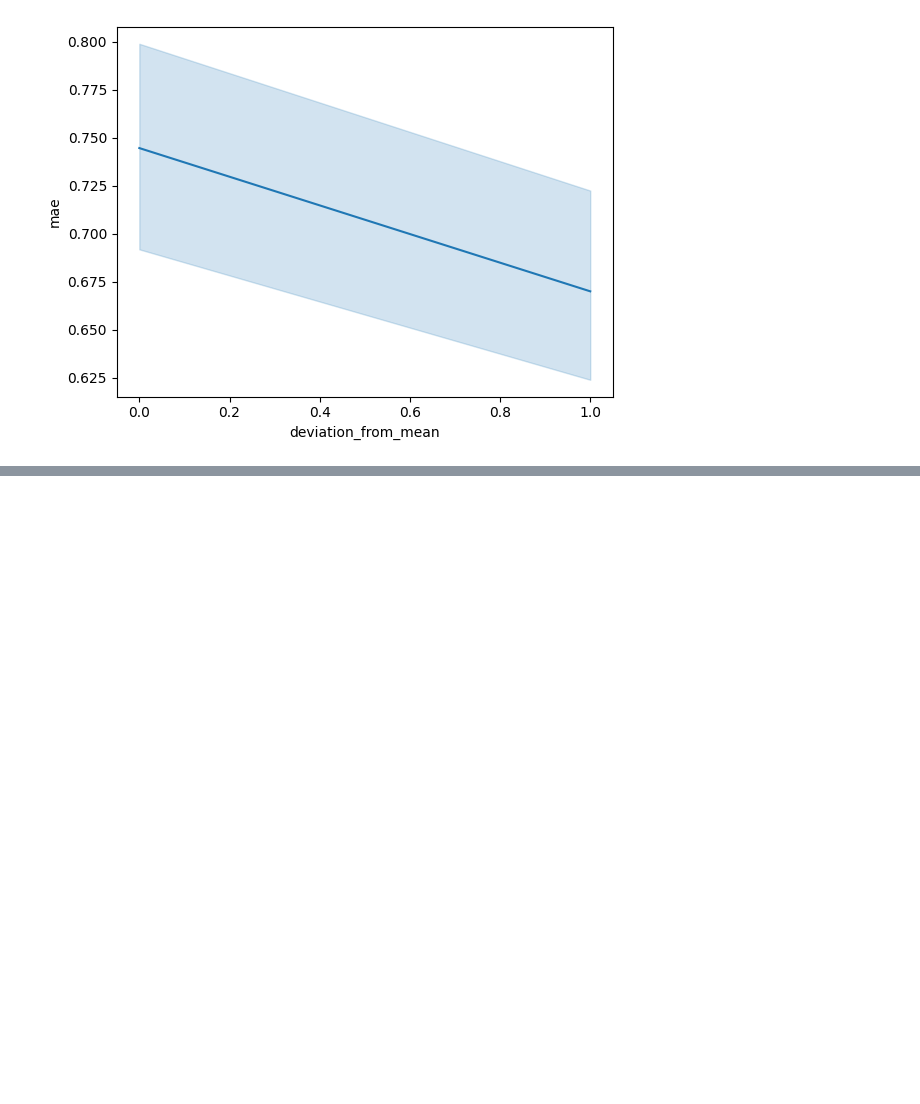
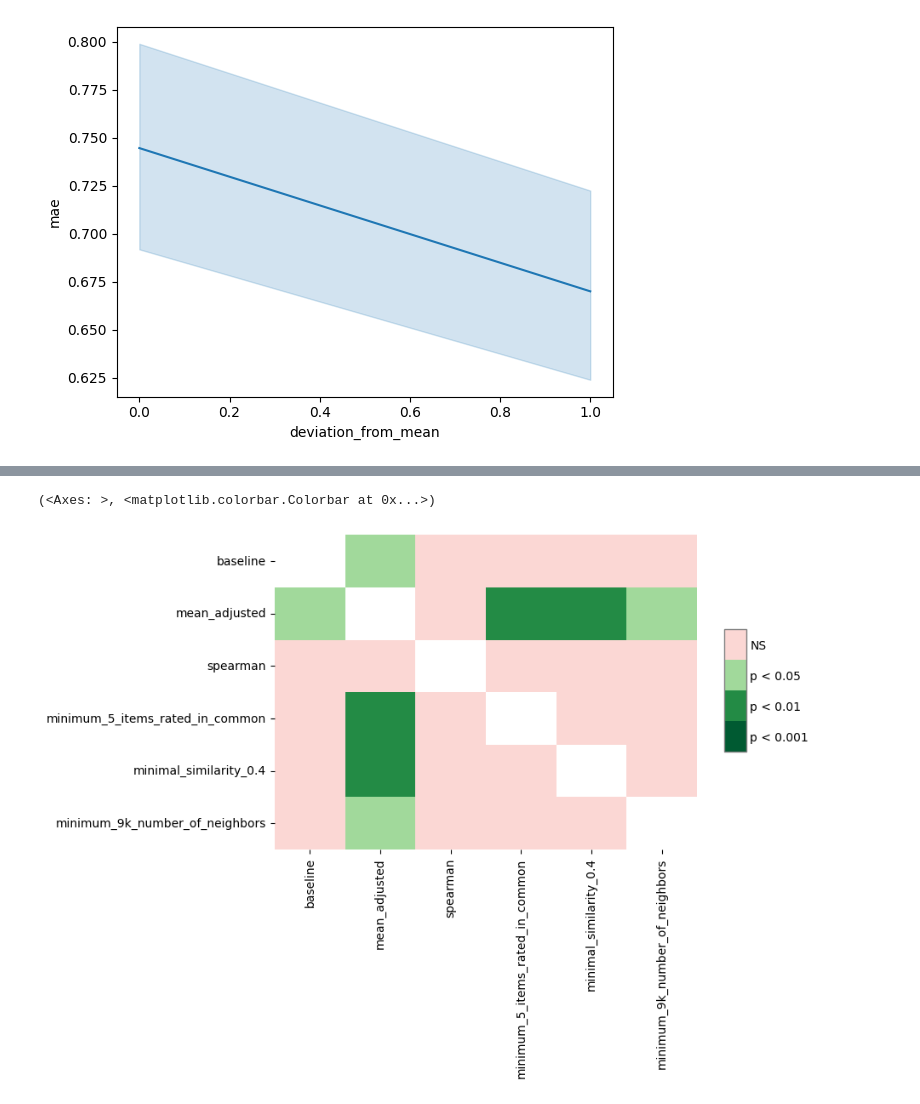
Before and after one commit to fkemeth/book_collaborative_filtering, a Jupyter notebook: evaluate_book_cf.ipynb, the cells around one changed output, grey strips where cells are left out. Cells and saved outputs as stored; diff of their text form; code cells hidden in the pictures; blank space fills up the shorter version.

Commit message:
Added critical difference diagrams

```diff
--- a/evaluate_book_cf.ipynb
+++ b/evaluate_book_cf.ipynb
@@ -228,3 +232,27 @@ sns.lineplot(data=pd.concat([metrics_baseline, metrics_mean_adjusted], axis=0) ,
 # %% [output]
 <AxesSubplot: xlabel='deviation_from_mean', ylabel='mae'>
 [figure]
+# %%
+metrics_baseline = pd.read_csv("results/book_cf_results_baseline.csv")
+metrics_baseline["cv_fold"] = metrics_baseline.index
+metrics_baseline["estimator"] = "baseline"
+metrics_mean_adjusted = pd.read_csv("results/book_cf_results_mean_adjusted.csv")
+metrics_mean_adjusted["cv_fold"] = metrics_mean_adjusted.index
+metrics_mean_adjusted["estimator"] = "mean_adjusted"
+metrics_spearman = pd.read_csv("results/book_cf_results_spearman.csv")
+metrics_spearman["cv_fold"] = metrics_spearman.index
+metrics_spearman["estimator"] = "spearman"
+minimum_number_of_items_rated_in_common = \
+    pd.read_csv(f"results/book_cf_results_minimum_number_of_items_rated_in_common_5.csv")
+minimum_number_of_items_rated_in_common["cv_fold"] = minimum_number_of_items_rated_in_common.index
+minimum_number_of_items_rated_in_common["estimator"] = "minimum_5_items_rated_in_common"
+metrics_minimal_similarity = pd.read_csv(f"results/book_cf_results_minimal_similarity_4.csv")
+metrics_minimal_similarity["cv_fold"] = metrics_minimal_similarity.index
+metrics_minimal_similarity["estimator"] = "minimal_similarity_0.4"
+number_of_neighbors = pd.read_csv(f"results/book_cf_results_number_of_neighbors_8.csv")
+number_of_neighbors["cv_fold"] = number_of_neighbors.index
+number_of_neighbors["estimator"] = "minimum_9k_number_of_neighbors"
+
+data=pd.concat([metrics_baseline, metrics_mean_adjusted, metrics_spearman, minimum_number_of_items_rated_in_common, metrics_minimal_similarity, number_of_neighbors], axis=0)
+data["score"] = -data["mae"]
+data.head()
@@ -230,0 +266,12 @@ sns.lineplot(data=pd.concat([metrics_baseline, metrics_mean_adjusted], axis=0) ,
+# %%
+test_results = sp.posthoc_conover_friedman(
+    data,
+    melted=True,
+    block_col='cv_fold',
+    group_col='estimator',
+    y_col='score',
+)
+sp.sign_plot(test_results)
+# %% [output]
+(<Axes: >, <matplotlib.colorbar.Colorbar at 0x...>)
+[figure, added]
```
Also changed, not shown: parts of 3 cells of this notebook, 1 other file.
